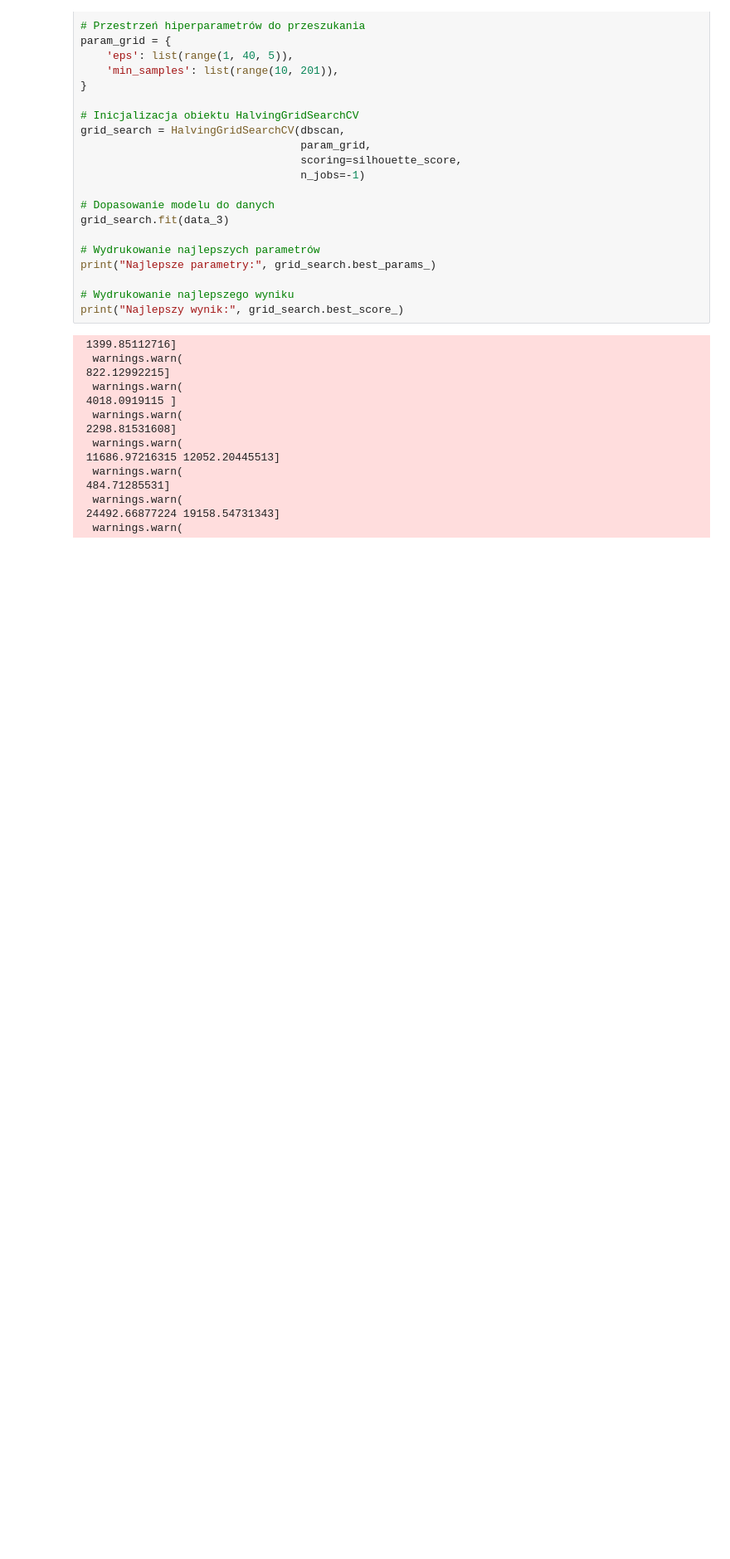
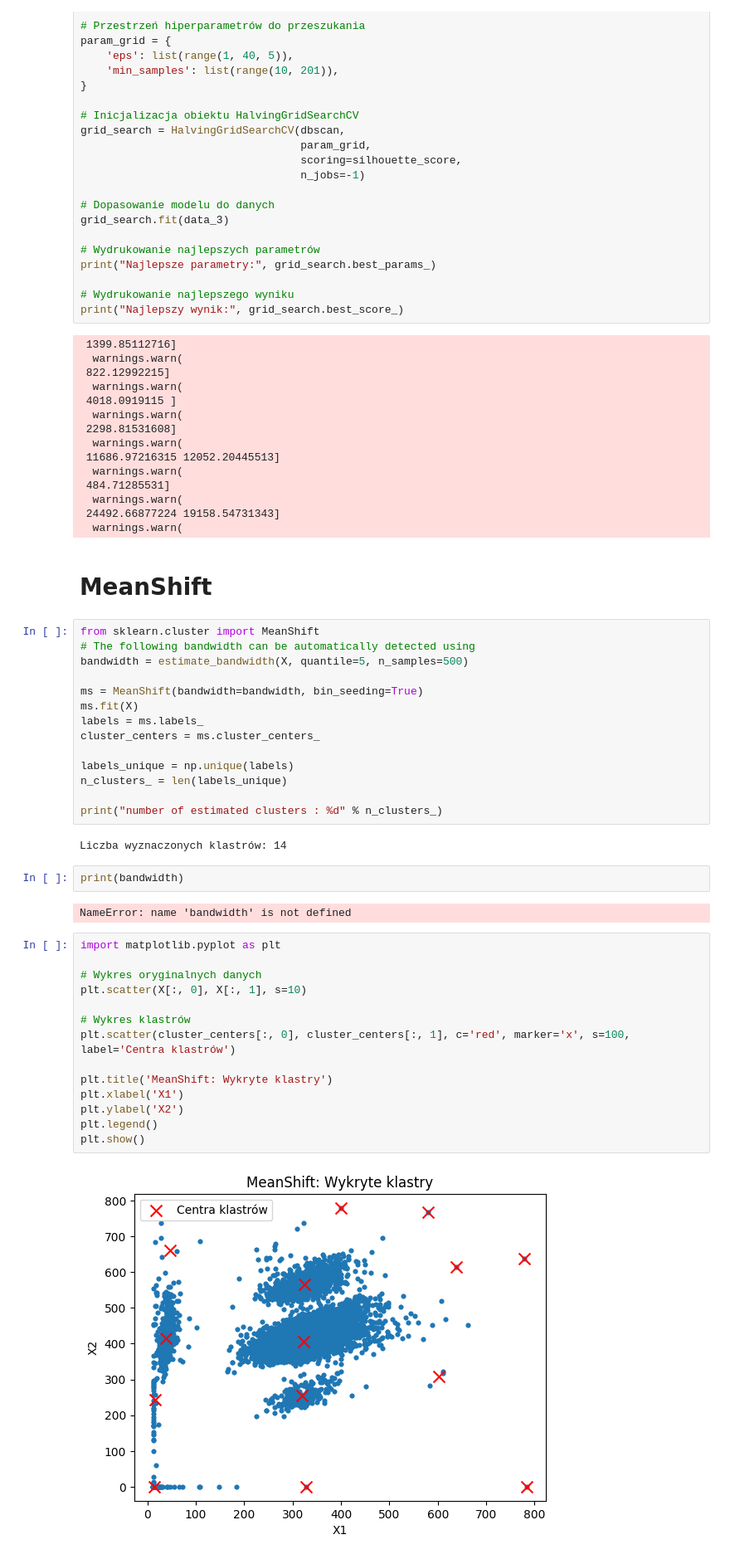
Before and after one commit to ThePiekorz/Analiza_skupien_w_fizyce_jadrowej, a Jupyter notebook: KPiekorz(2).ipynb, the cells around one changed output. Shown at 83% size. Drawn from its saved outputs; the diff is of its cells as text; blank space fills up the shorter version.

```diff
--- a/KPiekorz(2).ipynb
+++ b/KPiekorz(2).ipynb
@@ -1335,3 +1388,41 @@ print("Najlepszy wynik:", grid_search.best_score_)
   warnings.warn(
  24492.66877224 19158.54731343]
   warnings.warn(
+# %% [markdown]
+# MeanShift
+# %%
+from sklearn.cluster import MeanShift
+# The following bandwidth can be automatically detected using
+bandwidth = estimate_bandwidth(X, quantile=5, n_samples=500)
+
+ms = MeanShift(bandwidth=bandwidth, bin_seeding=True)
+ms.fit(X)
+labels = ms.labels_
+cluster_centers = ms.cluster_centers_
+
+labels_unique = np.unique(labels)
+n_clusters_ = len(labels_unique)
+
+print("number of estimated clusters : %d" % n_clusters_)
+# %% [output]
+Liczba wyznaczonych klastrów: 14
+# %%
+print(bandwidth)
+# %% [output]
+NameError: name 'bandwidth' is not defined
+# %%
+import matplotlib.pyplot as plt
+
+# Wykres oryginalnych danych
+plt.scatter(X[:, 0], X[:, 1], s=10)
+
+# Wykres klastrów
+plt.scatter(cluster_centers[:, 0], cluster_centers[:, 1], c='red', marker='x', s=100, label='Centra klastrów')
+
+plt.title('MeanShift: Wykryte klastry')
+plt.xlabel('X1')
+plt.ylabel('X2')
+plt.legend()
+plt.show()
+# %% [output]
+[figure, added]
```
Also changed, not shown: parts of 5 cells of this notebook, 13 other files.
